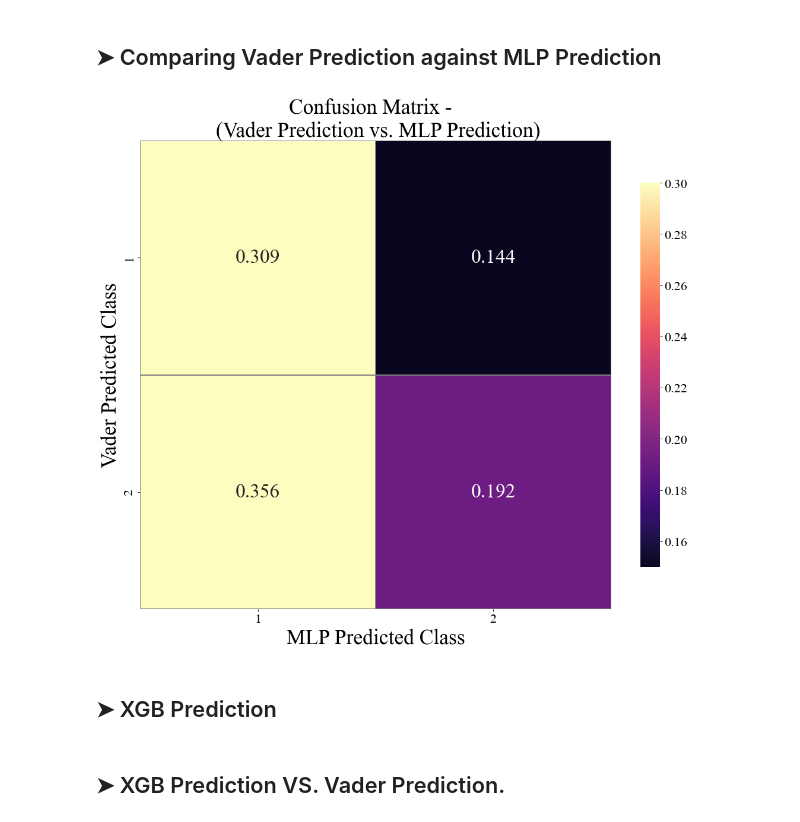
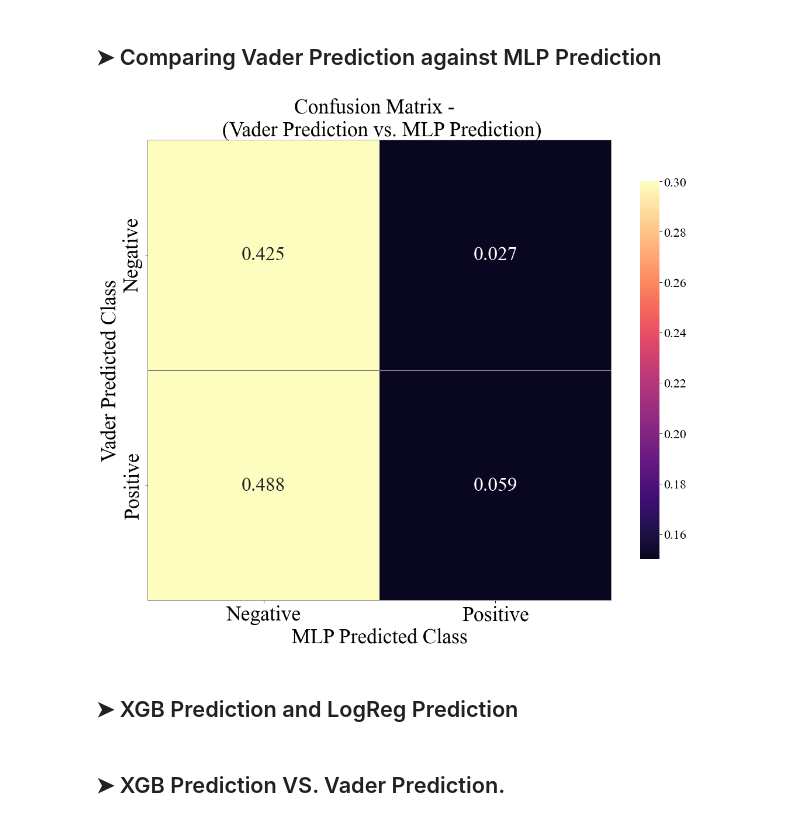
Before and after one commit to Zhiqing-Xu/SentimentAnalysis, a Jupyter notebook: ZX_Part_2.ipynb, the cells around one changed output. Saved outputs shown, nothing was run; the diff lists cells and outputs as text; code cells hidden in the pictures.

```diff
--- a/ZX_Part_2.ipynb
+++ b/ZX_Part_2.ipynb
@@ -971,21 +1049,32 @@ ZX_barplot(dataframe          =  df_cleaned_1_analysis_counts                ,
 # %%
 #====================================================================================================#
 # Bag of Words
-vectorizer = CountVectorizer()
-X_data_bow = vectorizer.fit_transform(X_data)
-Dataset_1_X_bow = vectorizer.transform(df_cleaned_1_analysis["cleaned_text"].values.tolist() )
+vectorizer       =  CountVectorizer()
+X_data_bow       =  vectorizer.fit_transform(X_data)
+Dataset_1_X_bow  =  vectorizer.transform( df_cleaned_1_analysis["cleaned_text"].values.tolist() )
 
 #====================================================================================================#
 # Bag of Words
-k = 10000
-selector = SelectKBest(chi2, k = k)
-X_train_bow_selected = selector.fit_transform(X_data_bow, y_data)
+selector                 = SelectKBest(chi2, k = 10000)
+X_data_bow_selected      = selector.fit_transform(X_data_bow, y_data)
 Dataset_1_X_bow_selected = selector.transform(Dataset_1_X_bow)
+
+
+#====================================================================================================#
+# Vectorizer - TF-IDF
+vectorizer        = TfidfVectorizer()
+X_data_tfidf      = vectorizer.fit_transform(X_data)
+Dataset_1_X_tfidf = vectorizer.transform( df_cleaned_1_analysis["cleaned_text"].values.tolist() )
+#--------------------------------------------------#
+# Select feature using the same selector in Part 1.
+selector                   = SelectKBest(chi2, k = 10000 )
+X_train_tfidf_selected     = selector.fit_transform(X_data_tfidf, y_data)
+Dataset_1_X_tfidf_selected = selector.transform(Dataset_1_X_tfidf)
 
 #====================================================================================================#
 # Load MLP model trained earlier.
 #
-batch_size = 1000
+batch_size = 5000
 device = torch.device("cuda:0" if torch.cuda.is_available() else "cpu")
 
 model = MulticlassClassification(num_feature  = 10000 ,
@@ -996,19 +1085,18 @@ model = MulticlassClassification(num_feature  = 10000 ,
                                  drp_r        = 0.5   ,
                                  )
 model.to(device)
-model.load_state_dict(torch.load(Path("./Saving_MLP_Dataset_0_BoW.pt")))
+model.load_state_dict(torch.load(Path("./Saving_MLP_Dataset_0_TFIDF.pt")))
 model.eval()
 
-
-y_ts         = [0] * len(Dataset_1_X_bow_selected.toarray())
-X_y_ts       = LoaderClass_LowRAM(list(Dataset_1_X_bow_selected.toarray()), y_ts)
+y_ts         = [0] * len(Dataset_1_X_tfidf_selected.toarray())
+X_y_ts       = LoaderClass_LowRAM(list(Dataset_1_X_tfidf_selected.toarray()), y_ts)
 test_loader  = data.DataLoader(X_y_ts, batch_size, False, collate_fn = X_y_ts.collate_fn)
 
 Dataset_1_y_pred_list = []
 score_list  = []
 for one_x_y_group in test_loader:
-    Dataset_1_X_bow_ = one_x_y_group["X_data"].float().to(device)
-    y_pred = model(Dataset_1_X_bow_)
+    Dataset_1_X_tfidf_ = one_x_y_group["X_data"].float().to(device)
+    y_pred = model(Dataset_1_X_tfidf_)
     y_pred_softmax = torch.log_softmax(y_pred, dim = 1)
     _, y_pred_tags = torch.max(y_pred_softmax, dim = 1)
     Dataset_1_y_pred_list.append(y_pred_tags.cpu().numpy())
@@ -1053,38 +1141,38 @@ cm = confusion_matrix(Vader_sentiments_1, MLP_sentiments_1)
 cm = cm/len(Vader_sentiments_1)
 confusion_matrix_df = pd.DataFrame(cm) #.rename(columns=idx2class, index=idx2class)
 #--------------------------------------------------#
 fig = plt.figure(num=None, figsize=(16, 12.8), dpi=80, facecolor='w', edgecolor='k')
 ax = sns.heatmap(confusion_matrix_df,
                     annot      = True             ,
                     fmt        = ".3f"            ,
                     cmap       = "magma"          ,
                     vmin       = 0.15             ,
                     vmax       = 0.30             ,
                     center     = 0.22             ,
                     cbar_kws   = {"shrink": .82}  ,
                     linewidths = 0.1              ,
                     linecolor  = 'gray'           ,
                     annot_kws  = {"fontsize": 30} ,
                     )
 
 ax.set_xlabel('MLP Predicted Class', fontsize = 32)
 ax.set_ylabel('Vader Predicted Class', fontsize = 32)
 ax.set_title("Confusion Matrix - " \
             + " \n (Vader Prediction vs. MLP Prediction)", fontsize = 32)
-ax.xaxis.set_ticklabels(["" + str(i+1) for i in range(num_classes)], fontsize = 20)
-ax.yaxis.set_ticklabels(["" + str(i+1) for i in range(num_classes)], fontsize = 20)
+ax.xaxis.set_ticklabels([["Negative", "Positive"][i] for i in range(num_classes)], fontsize = 32)
+ax.yaxis.set_ticklabels([["Negative", "Positive"][i] for i in range(num_classes)], fontsize = 32)
 cbar = ax.collections[0].colorbar
 cbar.ax.tick_params(labelsize=20)
 plt.show()
 #--------------------------------------------------#
 saving_name = output_file_header + "_HeatMapCM_" + plot_name +"_percentage.png"
 saving_name = saving_name
 fig.savefig(results_sub_folder / saving_name , dpi = 1000 )
 mpl.rcParams.update(mpl.rcParamsDefault)
 # %% [output]
-[figure, old version]
+[figure, new version]
 # %% [markdown]
-## &#10148; XGB Prediction
+## &#10148; XGB Prediction and LogReg Prediction
 # %%
 #====================================================================================================#
 # Bag of Words
```
Also changed, not shown: parts of 38 cells of this notebook, 4 other files.
